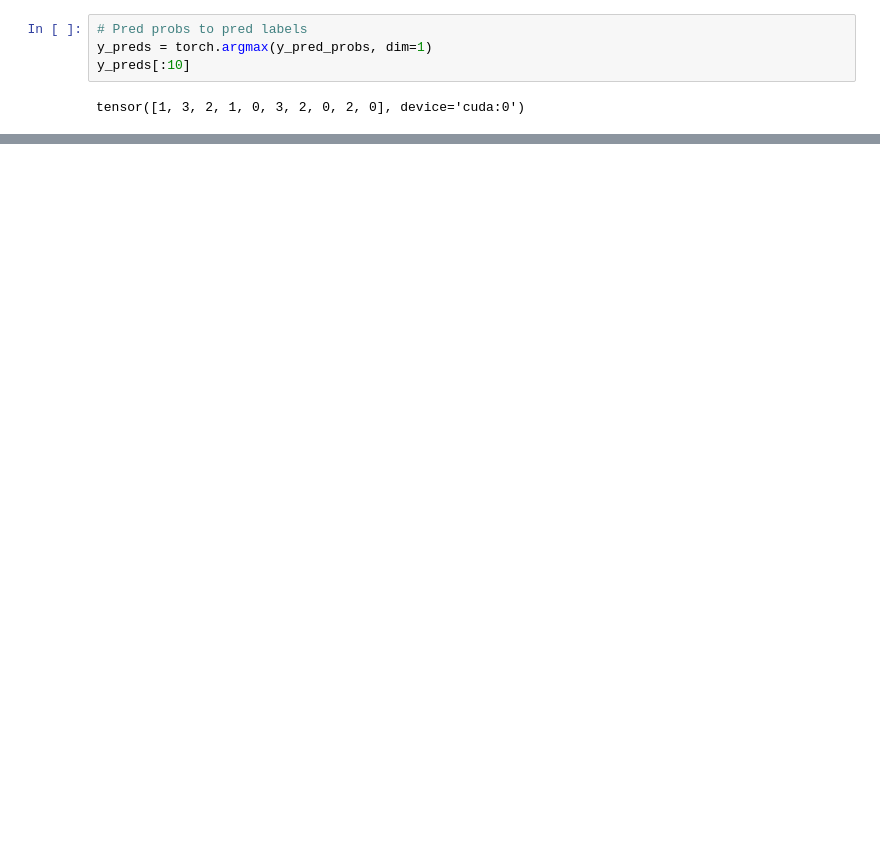
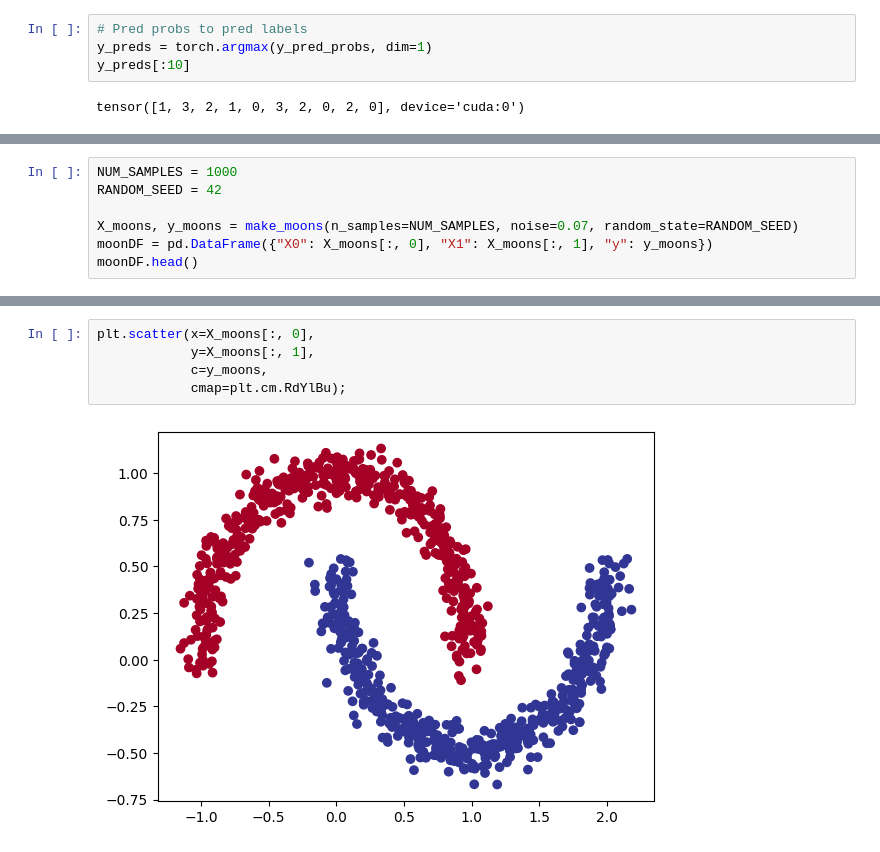
Before and after one commit to R1sh11172/PyTorch_Deep_Proj, a Jupyter notebook: 02_pytorch_classification_neural_networks.ipynb, the cells around one changed output, grey strips where cells are left out. Cells and saved outputs as stored; diff of their text form; blank space fills up the shorter version.

```diff
--- a/02_pytorch_classification_neural_networks.ipynb
+++ b/02_pytorch_classification_neural_networks.ipynb
@@ -1031,0 +1057,7 @@ NameError: ignored
+# %%
+NUM_SAMPLES = 1000
+RANDOM_SEED = 42
+
+X_moons, y_moons = make_moons(n_samples=NUM_SAMPLES, noise=0.07, random_state=RANDOM_SEED)
+moonDF = pd.DataFrame({"X0": X_moons[:, 0], "X1": X_moons[:, 1], "y": y_moons})
+moonDF.head()
@@ -1031,0 +1071,7 @@ NameError: ignored
+# %%
+plt.scatter(x=X_moons[:, 0],
+            y=X_moons[:, 1],
+            c=y_moons,
+            cmap=plt.cm.RdYlBu);
+# %% [output]
+[figure, added]
```
Also changed, not shown: parts of 24 cells of this notebook.
